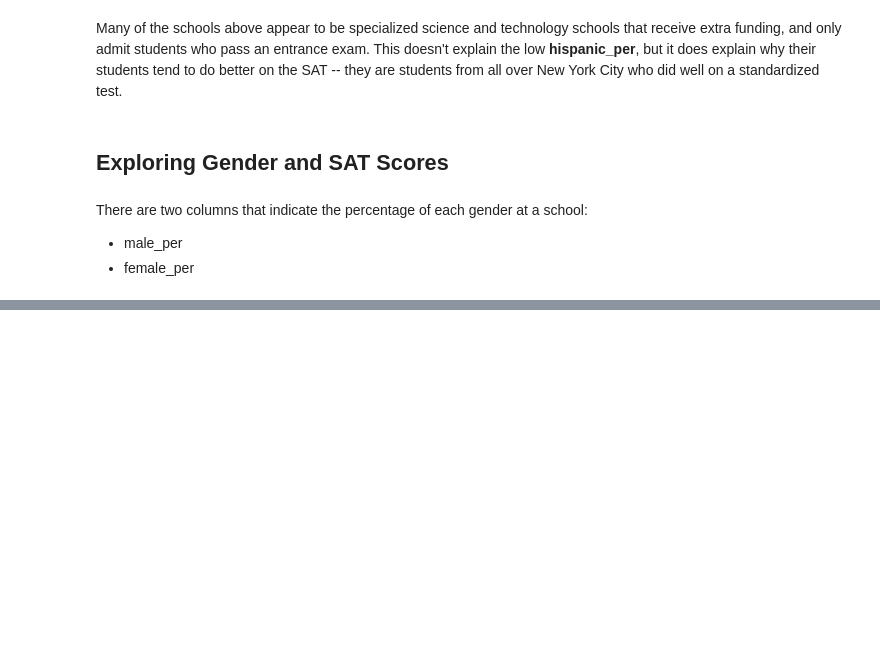
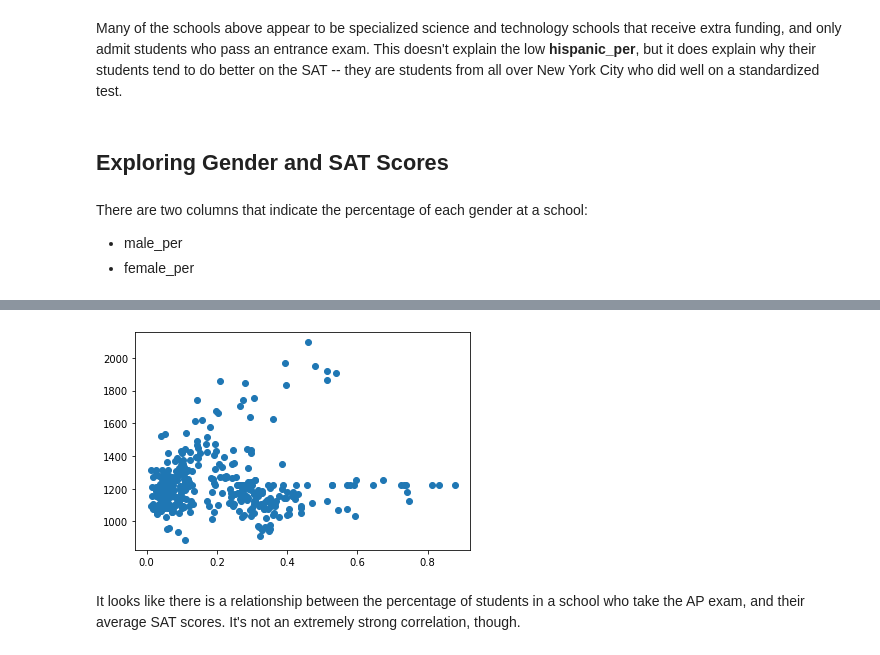
Before and after one commit to hoangvn111/Project-Analyzing-NYC-High-School-Data, a Jupyter notebook: Project_Analyzing_NYC_High_School_Data.ipynb, the cells around one changed output, grey strips where cells are left out. Cells and saved outputs as stored; diff of their text form; code cells hidden in the pictures; blank space fills up the shorter version.

```diff
--- a/Project_Analyzing_NYC_High_School_Data.ipynb
+++ b/Project_Analyzing_NYC_High_School_Data.ipynb
@@ -324,0 +365,11 @@ There are two columns that indicate the percentage of each gender at a school:
+# %%
+# Calculate the percentage of students in each school that took an AP exam
+ap_per = combined['AP Test Takers '] / combined['total_enrollment']
+
+# Make a scatter plot of ap_per vs. sat_score.
+plt.scatter(ap_per, combined['sat_score'])
+plt.show()
+# %% [output]
+[figure, added]
+# %% [markdown]
+It looks like there is a relationship between the percentage of students in a school who take the AP exam, and their average SAT scores. It's not an extremely strong correlation, though.
```
Also changed, not shown: parts of 11 cells of this notebook.
